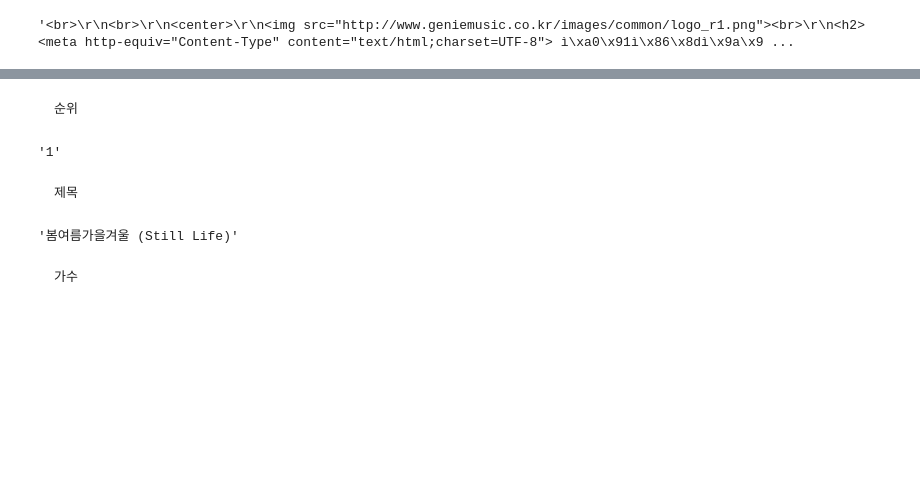
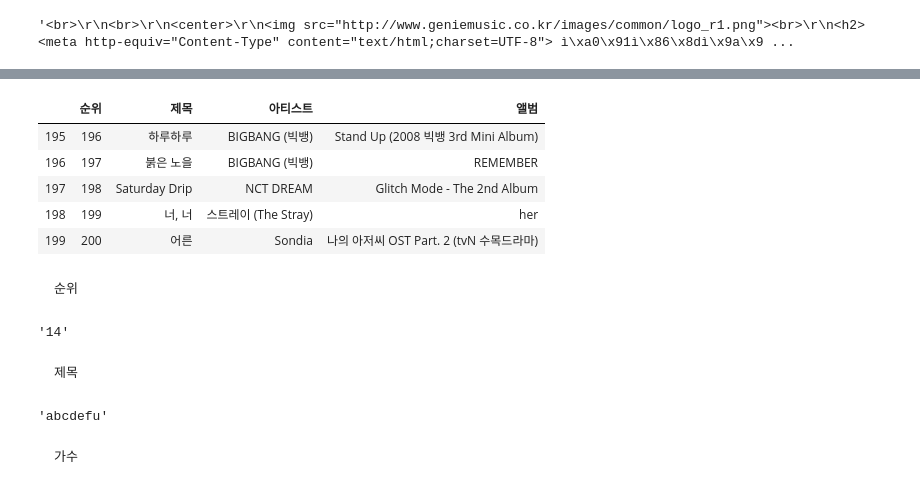
Before and after one commit to Lunawood/DataAnalysis-Lecture-2022.04, a Jupyter notebook: 05.Crawling/03.지니차트.ipynb, the cells around one changed output, grey strips where cells are left out. Saved outputs shown, nothing was run; the diff lists cells and outputs as text; code cells hidden in the pictures; blank space fills up the shorter version.

```diff
--- a/05.Crawling/03.지니차트.ipynb
+++ b/05.Crawling/03.지니차트.ipynb
@@ -20,0 +44,3 @@ soup = BeautifulSoup(req.text, 'html.parser')
+# %%
+rank = tr.select_one('.number').get_text().split('\n')[0]
+rank
@@ -20,0 +145,32 @@ soup = BeautifulSoup(req.text, 'html.parser')
+# %%
+lines = []
+for page in range(1, 5):    # 1~4page
+    url = f'https://www.genie.co.kr/chart/top200?ditc=D&ymd=20220415&hh=09&rtm=Y&pg={page}'
+    req = requests.get(url, headers=header)
+    soup = BeautifulSoup(req.text, 'html.parser')
+    trs = soup.select('tr.list')
+
+    for tr in trs:
+        try:
+            rank = int(tr.select_one('.number').get_text().split('\n')[0])
+        except:
+            rank = 0
+
+        try:        # 일반적인 노래
+            title = tr.select_one('.title.ellipsis').string.strip()
+        except:     # 19금 노래
+            title = tr.select_one('.title.ellipsis').get_text().split('\n')[-1].strip()
+        artist = tr.select_one('.artist.ellipsis').text.strip()
+        album = tr.select_one('.albumtitle.ellipsis').text.strip()
+        line = {'순위':rank, '제목':title, '아티스트':artist, '앨범':album}
+        lines.append(line)
+# %%
+df = pd.DataFrame(lines)
+df.tail()
+# %% [output]
+|  | 순위 | 제목 | 아티스트 | 앨범 |
+| 195 | 196 | 하루하루 | BIGBANG (빅뱅) | Stand Up (2008 빅뱅 3rd Mini Album) |
+| 196 | 197 | 붉은 노을 | BIGBANG (빅뱅) | REMEMBER |
+| 197 | 198 | Saturday Drip | NCT DREAM | Glitch Mode - The 2nd Album |
+| 198 | 199 | 너, 너 | 스트레이 (The Stray) | her |
+| 199 | 200 | 어른 | Sondia | 나의 아저씨 OST Part. 2 (tvN 수목드라마) |
@@ -26,19 +184,22 @@ li = lis[1]     # 1부터 50까지...
 순위
 </pre>
 # %%
-lank = li.select_one('.number').get_text().split('\n')[0]
-lank
+try:
+    rank = int(li.select_one('.number').get_text().split('\n')[0])
+except:
+    rank = 0
+rank
 # %% [output]
-'1'
+'14'
 # %% [markdown]
 <pre>
 제목
 </pre>
 # %%
-title = li.select_one('.title.ellipsis').get_text().strip('\n ')
+title = li.select_one('.title.ellipsis').get_text().strip('\n 19금')
 title
 # %% [output]
-'봄여름가을겨울 (Still Life)'
+'abcdefu'
 # %% [markdown]
 <pre>
 가수
```
Also changed, not shown: parts of 27 cells of this notebook, 2 other files.
